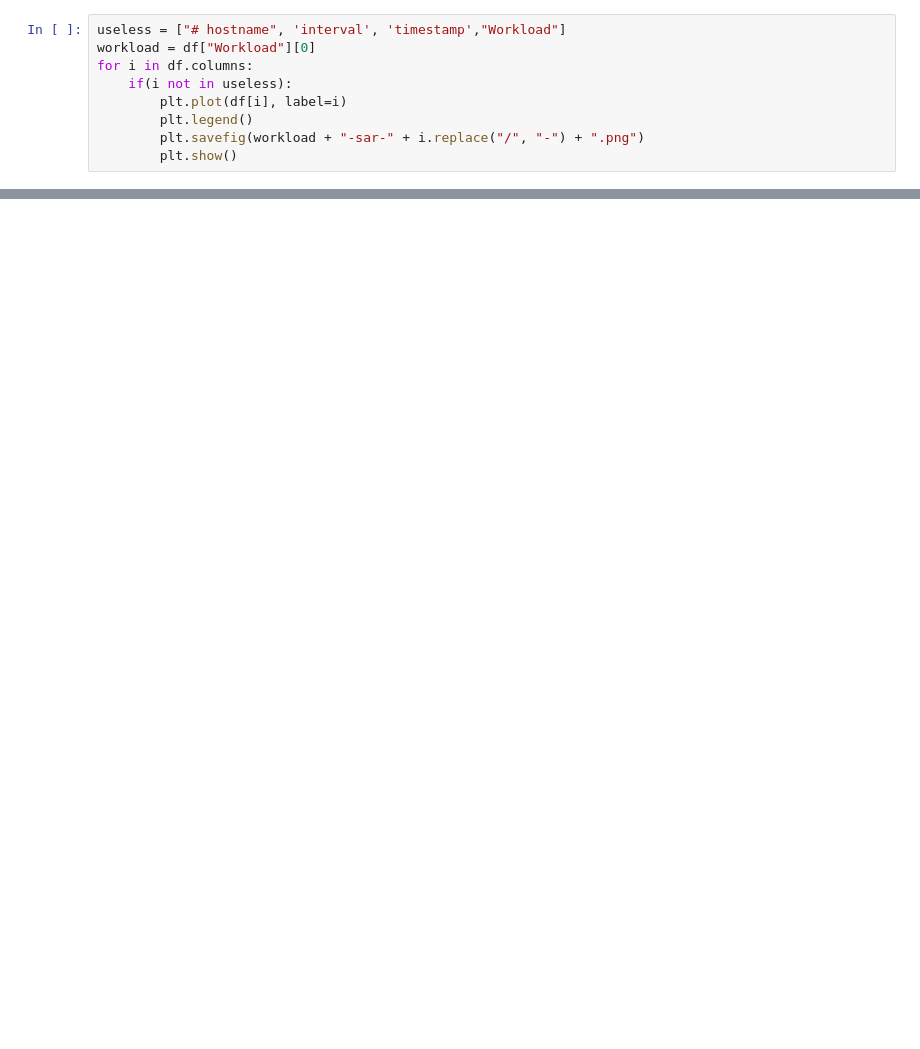
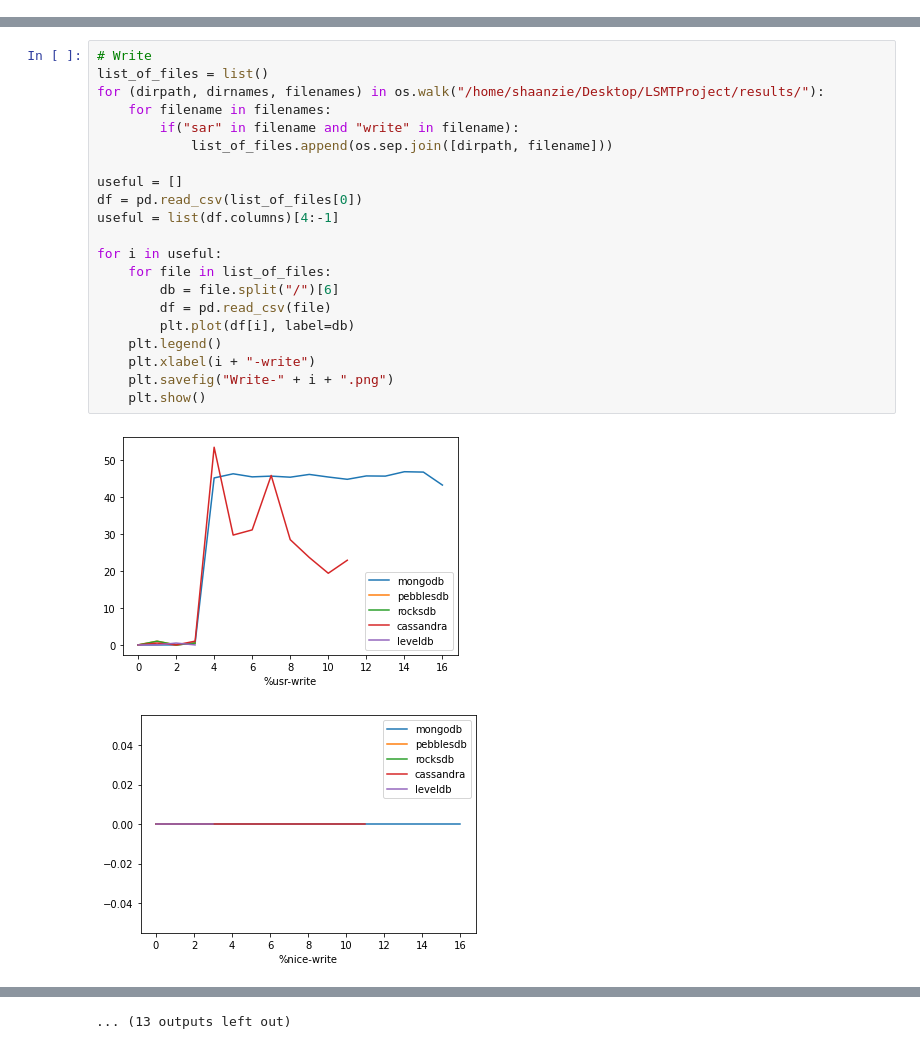
Before and after one commit to shaanzie/lsmt-research, a Jupyter notebook: scripts/parsing_scripts/Graphing-SAR.ipynb, the cells around one changed output, grey strips where cells are left out. Cells and saved outputs as stored; diff of their text form; blank space fills up the shorter version.

```diff
--- a/scripts/parsing_scripts/Graphing-SAR.ipynb
+++ b/scripts/parsing_scripts/Graphing-SAR.ipynb
@@ -17,9 +6,0 @@ Index(['# hostname', 'interval', 'timestamp', 'CPU', '%usr', '%nice', '%sys',
-# %%
-useless = ["# hostname", 'interval', 'timestamp',"Workload"]
-workload = df["Workload"][0]
-for i in df.columns:
-    if(i not in useless):
-        plt.plot(df[i], label=i)
-        plt.legend()
-        plt.savefig(workload + "-sar-" + i.replace("/", "-") + ".png")
-        plt.show()
@@ -39,0 +7,24 @@ for i in df.columns:
+# %%
+# Write
+list_of_files = list()
+for (dirpath, dirnames, filenames) in os.walk("/home/shaanzie/Desktop/LSMTProject/results/"):
+    for filename in filenames:
+        if("sar" in filename and "write" in filename):
+            list_of_files.append(os.sep.join([dirpath, filename]))
+
+useful = []
+df = pd.read_csv(list_of_files[0])
+useful = list(df.columns)[4:-1]
+
+for i in useful:
+    for file in list_of_files:
+        db = file.split("/")[6]
+        df = pd.read_csv(file)
+        plt.plot(df[i], label=db)
+    plt.legend()
+    plt.xlabel(i + "-write")
+    plt.savefig("Write-" + i + ".png")
+    plt.show()
+# %% [output]
+[figure, added]
+[figure, added]
@@ -39,0 +41 @@ for i in df.columns:
+... (13 outputs left out)
```
Also changed, not shown: parts of 7 cells of this notebook, 5 other files.
